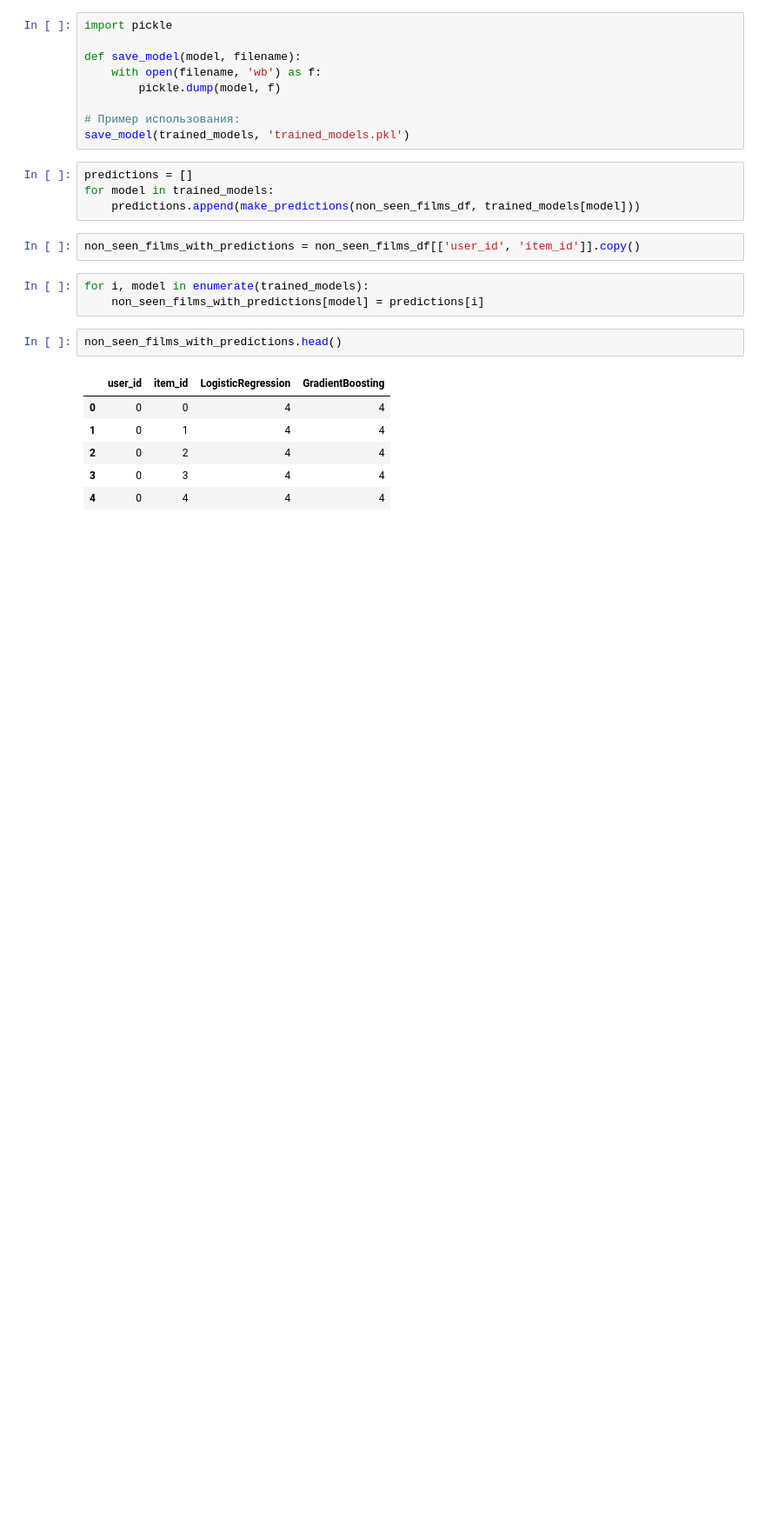
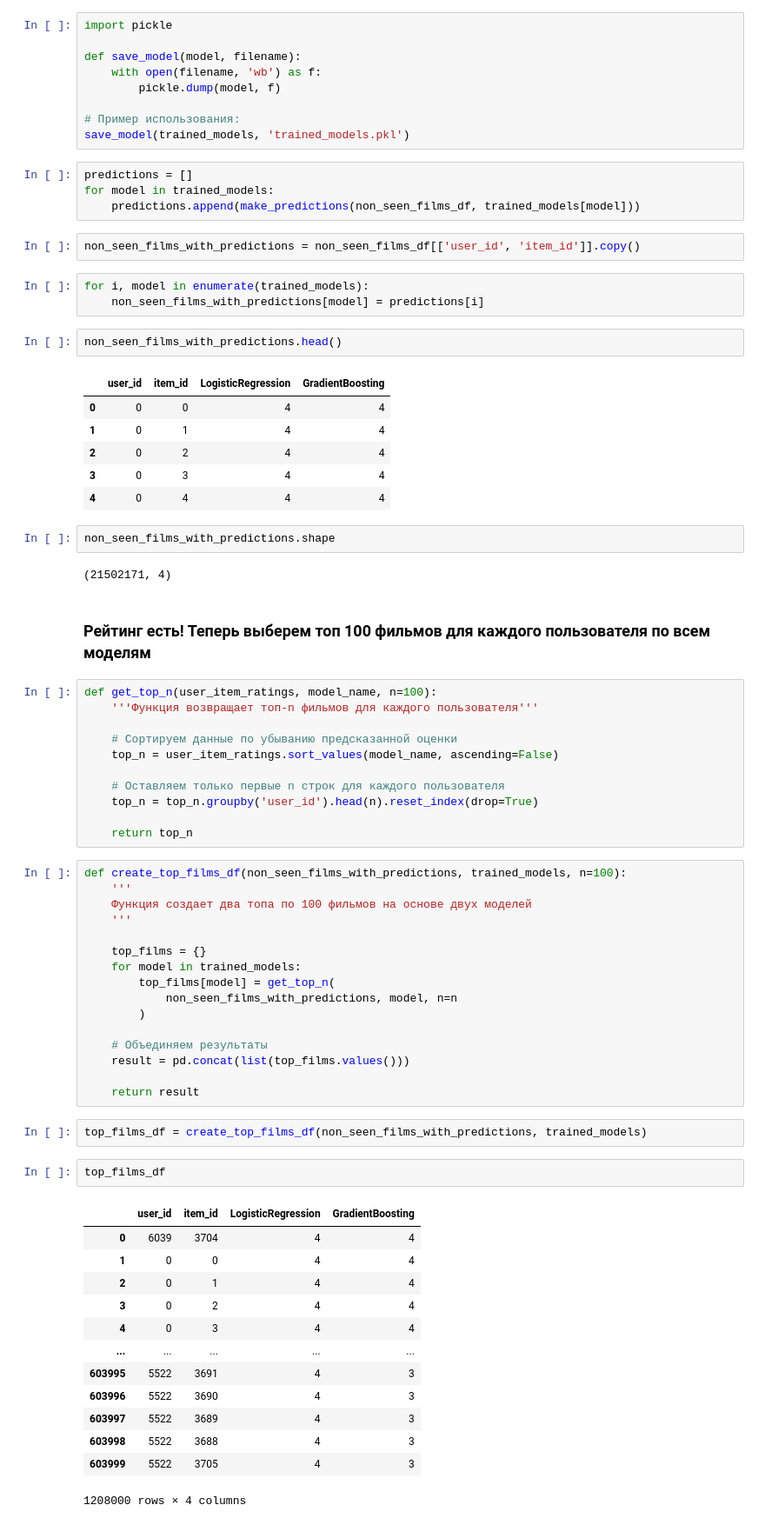
Before and after one commit to akzholba/RecSysCompetition, a Jupyter notebook: explore_data.ipynb, the cells around one changed output. Shown at 87% size. Drawn from its saved outputs; the diff is of its cells as text; blank space fills up the shorter version.

Commit message:
Create top films df

```diff
--- a/explore_data.ipynb
+++ b/explore_data.ipynb
@@ -336,3 +336,54 @@ non_seen_films_with_predictions.head()
 | 2 | 0 | 2 | 4 | 4 |
 | 3 | 0 | 3 | 4 | 4 |
 | 4 | 0 | 4 | 4 | 4 |
+# %%
+non_seen_films_with_predictions.shape
+# %% [output]
+(21502171, 4)
+# %% [markdown]
+### Рейтинг есть! Теперь выберем топ 100 фильмов для каждого пользователя по всем моделям
+# %%
+def get_top_n(user_item_ratings, model_name, n=100):
+    '''Функция возвращает топ-n фильмов для каждого пользователя'''
+
+    # Сортируем данные по убыванию предсказанной оценки
+    top_n = user_item_ratings.sort_values(model_name, ascending=False)
+
+    # Оставляем только первые n строк для каждого пользователя
+    top_n = top_n.groupby('user_id').head(n).reset_index(drop=True)
+
+    return top_n
+# %%
+def create_top_films_df(non_seen_films_with_predictions, trained_models, n=100):
+    '''
+    Функция создает два топа по 100 фильмов на основе двух моделей
+    '''
+
+    top_films = {}
+    for model in trained_models:
+        top_films[model] = get_top_n(
+            non_seen_films_with_predictions, model, n=n
+        )
+
+    # Объединяем результаты
+    result = pd.concat(list(top_films.values()))
+
+    return result
+# %%
+top_films_df = create_top_films_df(non_seen_films_with_predictions, trained_models)
+# %%
+top_films_df
+# %% [output]
+|  | user_id | item_id | LogisticRegression | GradientBoosting |
+| 0 | 6039 | 3704 | 4 | 4 |
+| 1 | 0 | 0 | 4 | 4 |
+| 2 | 0 | 1 | 4 | 4 |
+| 3 | 0 | 2 | 4 | 4 |
+| 4 | 0 | 3 | 4 | 4 |
+| ... | ... | ... | ... | ... |
+| 603995 | 5522 | 3691 | 4 | 3 |
+| 603996 | 5522 | 3690 | 4 | 3 |
+| 603997 | 5522 | 3689 | 4 | 3 |
+| 603998 | 5522 | 3688 | 4 | 3 |
+| 603999 | 5522 | 3705 | 4 | 3 |
+1208000 rows × 4 columns
```
